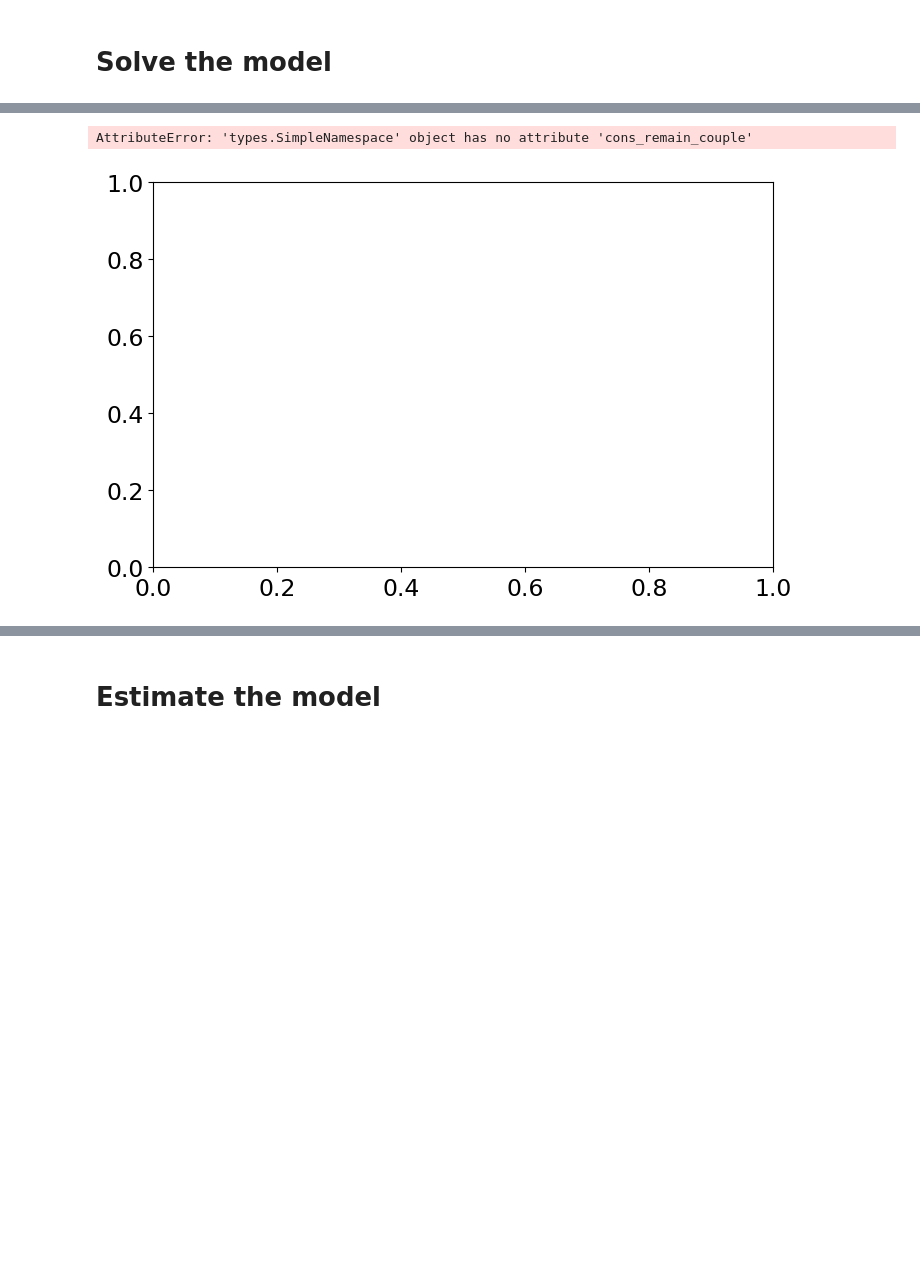
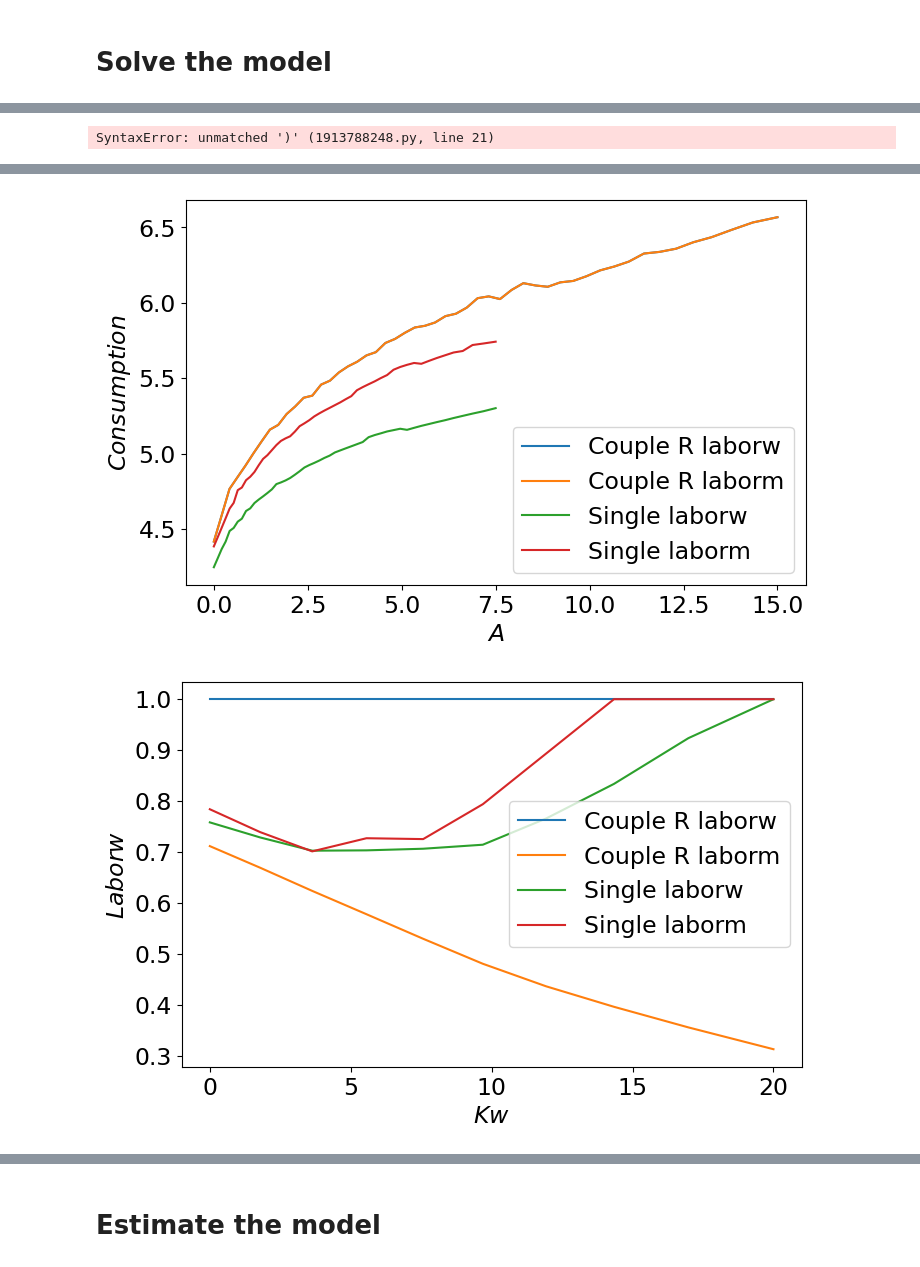
Before and after one commit to ThomasHJorgensen/LimitedCommitmentTest, a Jupyter notebook: Check_Estimate.ipynb, the cells around one changed output, grey strips where cells are left out. Drawn from its saved outputs; the diff is of its cells as text; code cells hidden in the pictures; blank space fills up the shorter version.

Commit message:
Update_single, include init

```diff
--- a/Check_Estimate.ipynb
+++ b/Check_Estimate.ipynb
@@ -39,9 +40,9 @@ The line_profiler extension is already loaded. To reload it, use:
 # compile c++ files
 T = 5
 specs = {
-    'model 1':{'latexname':'limited', 'par':{'kappa1': 0.5, 'kappa2': 0.0, 'T':T,'threads':threads,'bargaining':0}},
-    #'model 2':{'latexname':'limited', 'par':{'kappa1': 0.5, 'kappa2': 0.0, 'T':T,'threads':threads,'bargaining':1}},
-    #'model 3':{'latexname':'limited', 'par':{'kappa1': 0.5, 'kappa2': 0.0, 'T':T,'threads':threads,'bargaining':2}},
+    #'model 1':{'latexname':'limited', 'par':{ 'T':T,'threads':threads,'bargaining':0}},
+    'model 2':{'latexname':'limited', 'par':{ 'T':T,'threads':threads,'bargaining':1}},
+    #'model 3':{'latexname':'limited', 'par':{ 'T':T,'threads':threads,'bargaining':2}},
 }
 
 
@@ -148,11 +134,36 @@ KeyError: 'model 2'
+# %%
+
+i = 10
+print(model.sim.init_Kw[i])
+print(model.sim.init_Km[i])
+print(model.sim.power[i,:])
+
+
+
+i = 1
+print(model.sim.init_Kw[i])
+print(model.sim.init_Km[i])
+print(model.sim.power[i,:])
+
+
+
+print(f'power mean {np.mean(model.sim.power,0)}')
+print(f'power min {np.min(model.sim.power,0)}')
+print(f'power max {np.max(model.sim.power,0)}')
+
+
+plt.hist(model.sim.power[:,0])
+plt.show())
+# %% [output]
+SyntaxError: unmatched ')' (1913788248.py, line 21)
 # %%
 i_P = 20
 i_P = 8
 i_A = 2
-i_L = 6
-i_t = 3
-i_HKw = 3
-i_HKm = 3
+i_L = 5
+i_t = 1
+i_HKw = 0
+i_HKm = 0
 t = i_t
 
 
@@ -169,8 +180,7 @@ t = i_t
 
 sol = models['model 1'].sol
 par = models['model 1'].par
-print(par.num_K_pd)
-print(par.num_K)
+print(par.grid_love[i_L])
 
 print(sol.Vw_remain_couple[t,i_P,i_L,:,i_HKw,i_HKm])
 
@@ -179,7 +189,12 @@ print(sol.labor_w_couple[t,i_P,i_L,:,i_HKw,i_HKm])
 
 print(sol.labor_w_remain_couple[t,i_P,i_L,:,i_HKw,i_HKm])
 
-print(sol.labor_w_single[t,:,i_HKm])
+print(sol.labor_w_single[t,:,i_HKw])
+print(sol.labor_m_single[t,:,i_HKw])
+
+
+print(sol.Vw_single[t,:,i_HKw])
+
 
 
 
@@ -187,8 +202,8 @@ fig = plt.figure(figsize=(8,5))
 ax = fig.add_subplot(1,1,1)
 ax.plot(par.grid_A,sol.labor_w_remain_couple[t,i_P,i_L,:,i_HKw,i_HKm], label = 'Couple R laborw')
 ax.plot(par.grid_A,sol.labor_m_remain_couple[t,i_P,i_L,:,i_HKw,i_HKm], label = 'Couple R laborm')
-ax.plot(par.grid_A,sol.labor_w_single[t,:,i_HKw], label = 'Single laborw')
-ax.plot(par.grid_A,sol.labor_m_single[t,:,i_HKm], label = 'Single laborm')
+ax.plot(par.grid_Aw,sol.labor_w_single[t,:,i_HKw], label = 'Single laborw')
+ax.plot(par.grid_Am,sol.labor_m_single[t,:,i_HKm], label = 'Single laborm')
 ax.set_xlabel(f"$A$")
 ax.set_ylabel(f"$Laborw$")
 plt.legend()
@@ -199,8 +214,8 @@ fig = plt.figure(figsize=(8,5))
 ax = fig.add_subplot(1,1,1)
 ax.plot(par.grid_A,sol.cons_w_remain_couple[t,i_P,i_L,:,i_HKw,i_HKm], label = 'Couple R laborw')
 ax.plot(par.grid_A,sol.cons_m_remain_couple[t,i_P,i_L,:,i_HKw,i_HKm], label = 'Couple R laborm')
-ax.plot(par.grid_A,sol.cons_w_single[t,:,i_HKw], label = 'Single laborw')
-ax.plot(par.grid_A,sol.cons_m_single[t,:,i_HKm], label = 'Single laborm')
+ax.plot(par.grid_Aw,sol.cons_w_single[t,:,i_HKw], label = 'Single laborw')
+ax.plot(par.grid_Am,sol.cons_m_single[t,:,i_HKm], label = 'Single laborm')
 ax.set_xlabel(f"$A$")
 ax.set_ylabel(f"$Consumption$")
 plt.legend()
@@ -228,8 +243,8 @@ ax.plot(par.grid_A,sol.labor_w_remain_couple[t,i_P,i_L,:,i_HKw,i_HKm], label = '
 ax.plot(par.grid_A,sol.labor_m_remain_couple[t,i_P,i_L,:,i_HKw,i_HKm], label = 'Couple R laborm')
 ax.plot(par.grid_A,sol.labor_w_couple[t,i_P,i_L,:,i_HKw,i_HKm], label = 'Couple laborw')
 ax.plot(par.grid_A,sol.labor_m_couple[t,i_P,i_L,:,i_HKw,i_HKm], label = 'Couple laborm')
-ax.plot(par.grid_A,sol.labor_w_single[t,:,i_HKw], label = 'Single laborw')
-ax.plot(par.grid_A,sol.labor_m_single[t,:,i_HKm], label = 'Single laborm')
+ax.plot(par.grid_Aw,sol.labor_w_single[t,:,i_HKw], label = 'Single laborw')
+ax.plot(par.grid_Am,sol.labor_m_single[t,:,i_HKm], label = 'Single laborm')
 ax.set_xlabel(f"$A$")
 ax.set_ylabel(f"$Labor$")
 plt.legend()
@@ -240,8 +255,8 @@ fig = plt.figure(figsize=(8,5))
 ax = fig.add_subplot(1,1,1)
 ax.plot(par.grid_A,sol.Vw_remain_couple[t,i_P,i_L,:,i_HKw,i_HKm], label = 'Couple R laborw')
 ax.plot(par.grid_A,sol.Vm_remain_couple[t,i_P,i_L,:,i_HKw,i_HKm], label = 'Couple R laborm')
-ax.plot(par.grid_A,sol.Vw_single[t,:,i_HKw], label = 'Single laborw')
-ax.plot(par.grid_A,sol.Vm_single[t,:,i_HKm], label = 'Single laborm')
+ax.plot(par.grid_Aw,sol.Vw_single[t,:,i_HKw], label = 'Single laborw')
+ax.plot(par.grid_Am,sol.Vm_single[t,:,i_HKm], label = 'Single laborm')
 ax.set_xlabel(f"$A$")
 ax.set_ylabel(f"$Value$")
 plt.legend()
@@ -285,2 +297,2 @@ plt.show()
-AttributeError: 'types.SimpleNamespace' object has no attribute 'cons_remain_couple'
-[figure, old version]
+[figure, new version]
+[figure, added]
```
Also changed, not shown: parts of 8 cells of this notebook, 9 other files.
